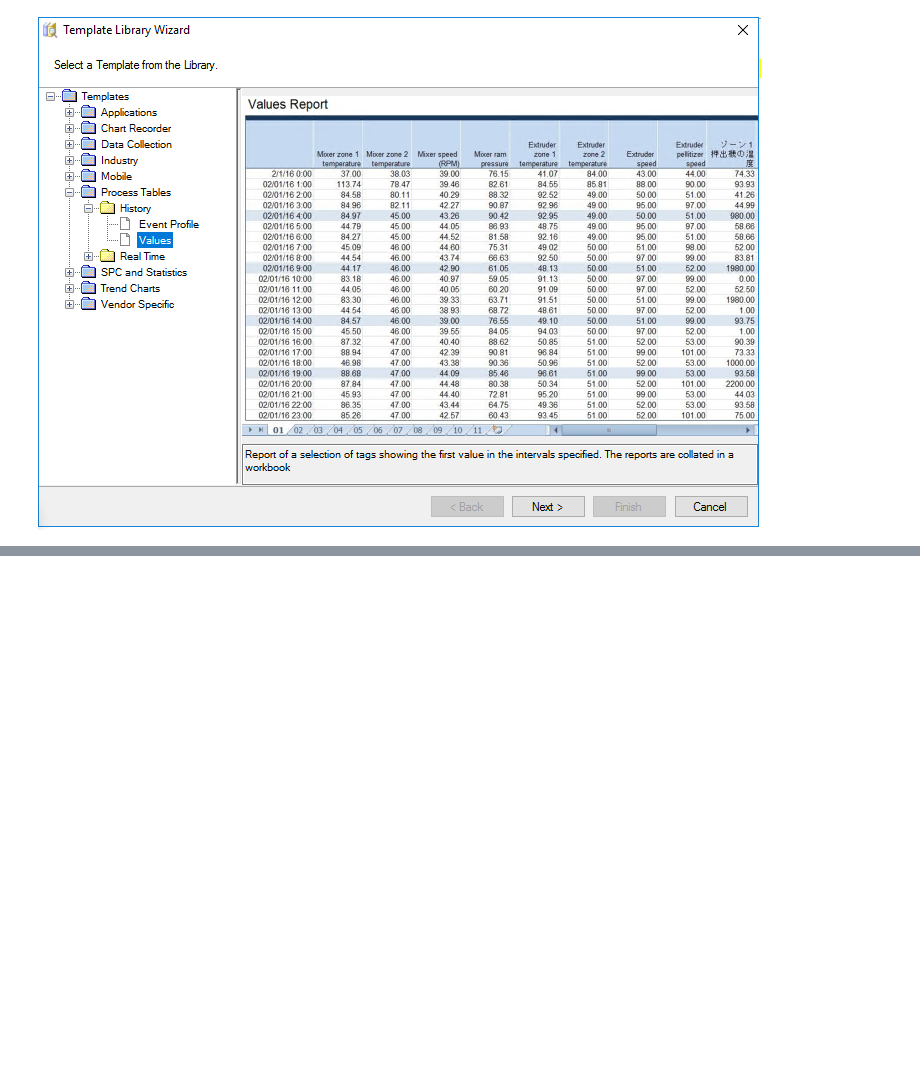
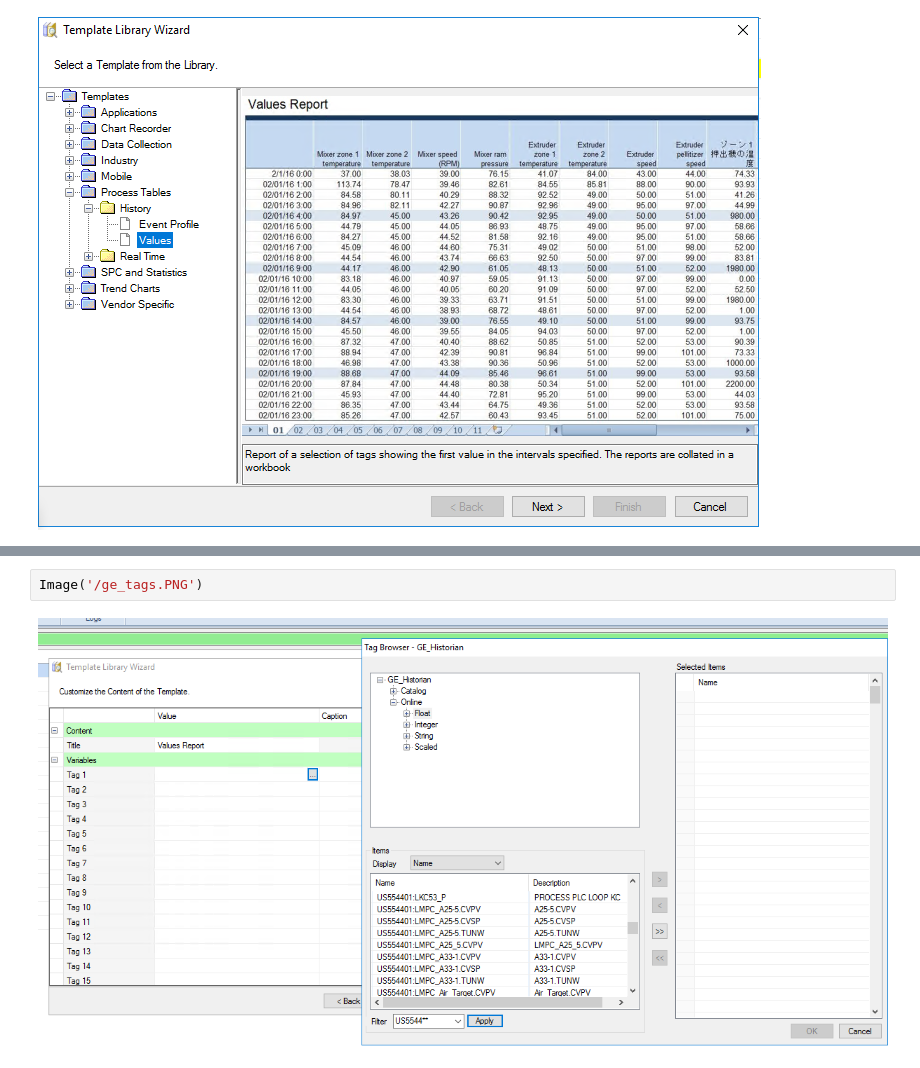
Before and after one commit to GabeMaldonado/JupyterNotebooks, a Jupyter notebook: XLRep.ipynb, the cells around one changed output, grey strips where cells are left out. Saved outputs shown, nothing was run; the diff lists cells and outputs as text; blank space fills up the shorter version.

```diff
--- a/XLRep.ipynb
+++ b/XLRep.ipynb
@@ -31,0 +36,4 @@ Image('/templates.PNG')
+# %%
+Image('/ge_tags.PNG')
+# %% [output]
+[figure, added]
```
Also changed, not shown: parts of 3 cells of this notebook.
